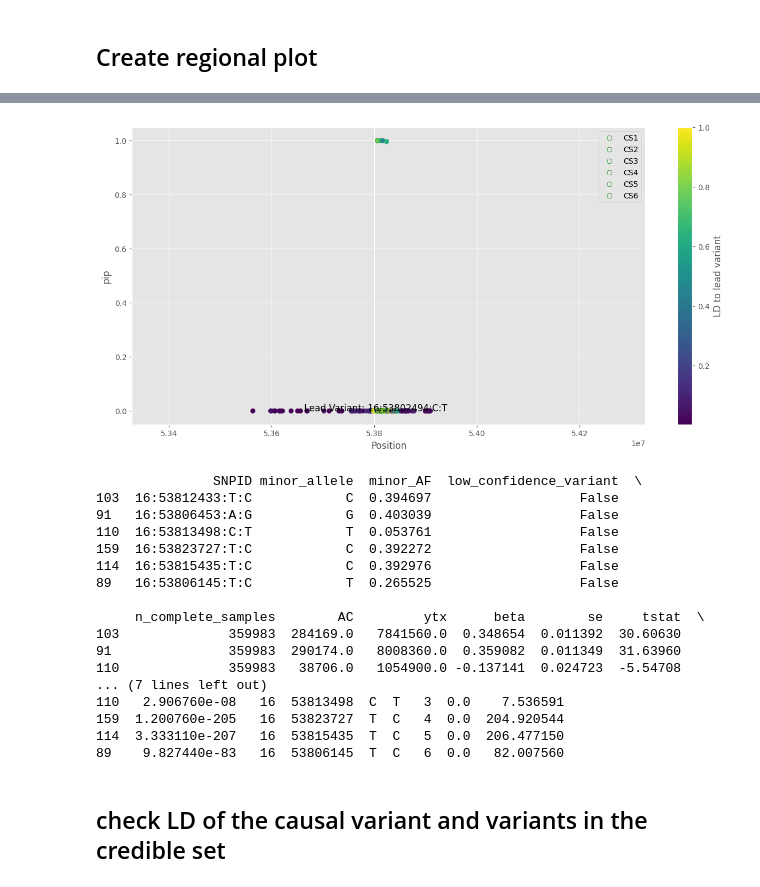
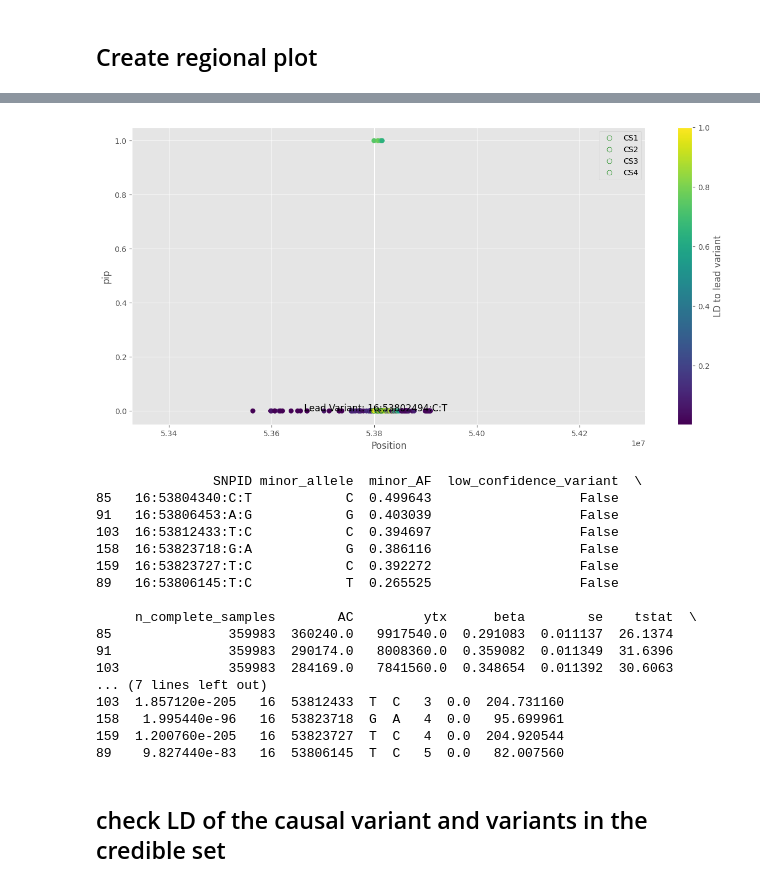
Before and after one commit to Edilawit-Manaye/hypothesis-generation_demo, a Jupyter notebook: notebooks/finemapping_susie/ALL_chr_updated_hg19.ipynb, the cells around one changed output, grey strips where cells are left out. Cells and saved outputs as stored; diff of their text form; code cells hidden in the pictures.

```diff
--- a/notebooks/finemapping_susie/ALL_chr_updated_hg19.ipynb
+++ b/notebooks/finemapping_susie/ALL_chr_updated_hg19.ipynb
@@ -642,3 +561,7 @@ r-2
+# %%
+if min_eigval < 0:
+    eps = 1e-5
+    R_df += np.eye(R_df.shape[0]) * eps
 # %%
 ro.r('set.seed(321)')
 fit = susieR.susie_rss(
@@ -687,14 +596,14 @@ $requested_coverage
 [1] 0.95
 # %%
 
-filtered_chr16_pos53828066_snps_ld_test["cs"] = 0
+filtered_chr16_pos53828066["cs"] = 0
 n_cs = len(susieR.susie_get_cs(fit, coverage = 0.95, min_abs_corr = 0.5, Xcorr = R_df)[0])
 print(n_cs)
 credible_sets = susieR.susie_get_cs(fit, coverage=0.95, min_abs_corr=0.5, Xcorr=R_df)[0]
 
 for i in range(n_cs):
     cs_index = credible_sets[i]
-    filtered_chr16_pos53828066_snps_ld_test.loc[np.array(cs_index)-1, "cs"] = i + 1
+    filtered_chr16_pos53828066.loc[np.array(cs_index)-1, "cs"] = i + 1
 
-filtered_chr16_pos53828066_snps_ld_test["pip"] = np.array(susieR.susie_get_pip(fit))
+filtered_chr16_pos53828066["pip"] = np.array(susieR.susie_get_pip(fit))
 # %% [output]
@@ -716,19 +625,19 @@ plt.style.use("ggplot")
 fig, ax = plt.subplots(nrows=1, ncols=1, figsize=(15, 7))
 
 col_to_plot = "MLOG10P"
-filtered_chr16_pos53828066_snps_ld_test[col_to_plot] = -np.log10(filtered_chr16_pos53828066_snps_ld_test["P"])
+filtered_chr16_pos53828066[col_to_plot] = -np.log10(filtered_chr16_pos53828066["P"])
 
 p = ax.scatter(
-    filtered_chr16_pos53828066_snps_ld_test["POS"],
-    filtered_chr16_pos53828066_snps_ld_test[col_to_plot],
-    c=ld2[filtered_chr16_pos53828066_snps_ld_test["P"].idxmin()]
+    filtered_chr16_pos53828066["POS"],
+    filtered_chr16_pos53828066[col_to_plot],
+    c=ld2[filtered_chr16_pos53828066["P"].idxmin()]
 )
 
-lead_x = filtered_chr16_pos53828066_snps_ld_test.loc[filtered_chr16_pos53828066_snps_ld_test["P"].idxmin(), "POS"]
-lead_y = filtered_chr16_pos53828066_snps_ld_test.loc[filtered_chr16_pos53828066_snps_ld_test["P"].idxmin(), col_to_plot]
+lead_x = filtered_chr16_pos53828066.loc[filtered_chr16_pos53828066["P"].idxmin(), "POS"]
+lead_y = filtered_chr16_pos53828066.loc[filtered_chr16_pos53828066["P"].idxmin(), col_to_plot]
 
 ax.annotate(
-    f"Lead Variant: {filtered_chr16_pos53828066_snps_ld_test.loc[filtered_chr16_pos53828066_snps_ld_test['P'].idxmin(), 'SNPID']}",
+    f"Lead Variant: {filtered_chr16_pos53828066.loc[filtered_chr16_pos53828066['P'].idxmin(), 'SNPID']}",
     (lead_x, lead_y),
     textcoords="offset points", xytext=(0, lead_y + 2), ha='center', fontsize=12
 )
@@ -738,8 +647,8 @@ credible_sets = susieR.susie_get_cs(fit, coverage=0.95, min_abs_corr=0.5, Xcorr=
 n_cs = len(credible_sets)
 for i in range(n_cs):
     cs_index = credible_sets[i]
-    pos = filtered_chr16_pos53828066_snps_ld_test.loc[np.array(cs_index) - 1, "POS"]
-    y = filtered_chr16_pos53828066_snps_ld_test.loc[np.array(cs_index) - 1, col_to_plot]
+    pos = filtered_chr16_pos53828066.loc[np.array(cs_index) - 1, "POS"]
+    y = filtered_chr16_pos53828066.loc[np.array(cs_index) - 1, col_to_plot]
 
     ax.scatter(pos, y, marker='o', s=40, label=f"CS{i+1}", edgecolors="green", facecolors="none")
 
@@ -759,67 +668,67 @@ See the caveats in the documentation: https://pandas.pydata.org/pandas-docs/stab
 # %%
 plt.style.use("ggplot")
 fig, ax = plt.subplots(nrows=1, ncols=1, figsize=(15, 7))
 
 col_to_plot = "pip"
 p = ax.scatter(
-    filtered_chr16_pos53828066_snps_ld_test["POS"],
-    filtered_chr16_pos53828066_snps_ld_test[col_to_plot],
-    c=ld2[filtered_chr16_pos53828066_snps_ld_test["P"].idxmin()]
+    filtered_chr16_pos53828066["POS"],
+    filtered_chr16_pos53828066[col_to_plot],
+    c=ld2[filtered_chr16_pos53828066["P"].idxmin()]
 )
 
-lead_x = filtered_chr16_pos53828066_snps_ld_test.loc[filtered_chr16_pos53828066_snps_ld_test["P"].idxmin(), "POS"]
-lead_y = filtered_chr16_pos53828066_snps_ld_test.loc[filtered_chr16_pos53828066_snps_ld_test["P"].idxmin(), col_to_plot]
+lead_x = filtered_chr16_pos53828066.loc[filtered_chr16_pos53828066["P"].idxmin(), "POS"]
+lead_y = filtered_chr16_pos53828066.loc[filtered_chr16_pos53828066["P"].idxmin(), col_to_plot]
 
 ax.annotate(
-    f"Lead Variant: {filtered_chr16_pos53828066_snps_ld_test.loc[filtered_chr16_pos53828066_snps_ld_test['P'].idxmin(), 'SNPID']}",
+    f"Lead Variant: {filtered_chr16_pos53828066.loc[filtered_chr16_pos53828066['P'].idxmin(), 'SNPID']}",
     (lead_x, lead_y),
     textcoords="offset points", xytext=(0, lead_y + 0.02), ha='center', fontsize=12
 )
 
 credible_sets = susieR.susie_get_cs(fit, coverage=0.95, min_abs_corr=0.5, Xcorr=R_df)[0]
 n_cs = len(credible_sets)
 
 for i in range(n_cs):
     cs_index = credible_sets[i]
-    pos = filtered_chr16_pos53828066_snps_ld_test.loc[np.array(cs_index) - 1, "POS"]
-    y = filtered_chr16_pos53828066_snps_ld_test.loc[np.array(cs_index) - 1, col_to_plot]
+    pos = filtered_chr16_pos53828066.loc[np.array(cs_index) - 1, "POS"]
+    y = filtered_chr16_pos53828066.loc[np.array(cs_index) - 1, col_to_plot]
 
     ax.scatter(pos, y, marker='o', s=40, label=f"CS{i+1}", edgecolors="green", facecolors="none")
 
 plt.colorbar(p, label="LD to lead variant")
 ax.set_xlabel("Position")
 ax.set_ylabel(col_to_plot)
 ax.set_xlim((53328066, 54328066))
 # ax.set_ylim((0, 0.1))
 plt.legend()
 plt.show()
 # %% [output]
-[figure, old version]
+[figure, new version]
 # %%
 cs_index = np.array(credible_sets[0])
 for i in range(1, n_cs):
     cs_index = np.concatenate((cs_index, np.array(credible_sets[i])), axis=0)
-credible_snps = filtered_chr16_pos53828066_snps_ld_test.loc[cs_index - 1, :]
+credible_snps = filtered_chr16_pos53828066.loc[cs_index - 1, :]
 
 print(credible_snps)
 # %% [output]
                SNPID minor_allele  minor_AF  low_confidence_variant  \
+85   16:53804340:C:T            C  0.499643                   False
+91   16:53806453:A:G            G  0.403039                   False
 103  16:53812433:T:C            C  0.394697                   False
-91   16:53806453:A:G            G  0.403039                   False
-110  16:53813498:C:T            T  0.053761                   False
+158  16:53823718:G:A            G  0.386116                   False
 159  16:53823727:T:C            C  0.392272                   False
-114  16:53815435:T:C            C  0.392976                   False
 89   16:53806145:T:C            T  0.265525                   False
 
-     n_complete_samples        AC         ytx      beta        se     tstat  \
-103              359983  284169.0   7841560.0  0.348654  0.011392  30.60630
-91               359983  290174.0   8008360.0  0.359082  0.011349  31.63960
-110              359983   38706.0   1054900.0 -0.137141  0.024723  -5.54708
+     n_complete_samples        AC         ytx      beta        se    tstat  \
+85               359983  360240.0   9917540.0  0.291083  0.011137  26.1374
+91               359983  290174.0   8008360.0  0.359082  0.011349  31.6396
+103              359983  284169.0   7841560.0  0.348654  0.011392  30.6063
 ... (7 lines left out)
-110   2.906760e-08   16  53813498  C  T   3  0.0    7.536591
+103  1.857120e-205   16  53812433  T  C   3  0.0  204.731160
+158   1.995440e-96   16  53823718  G  A   4  0.0   95.699961
 159  1.200760e-205   16  53823727  T  C   4  0.0  204.920544
-114  3.333110e-207   16  53815435  T  C   5  0.0  206.477150
-89    9.827440e-83   16  53806145  T  C   6  0.0   82.007560
+89    9.827440e-83   16  53806145  T  C   5  0.0   82.007560
 # %% [markdown]
 ## check LD of the causal variant and variants in the credible set
 # %%
```
Also changed, not shown: parts of 50 cells of this notebook.
